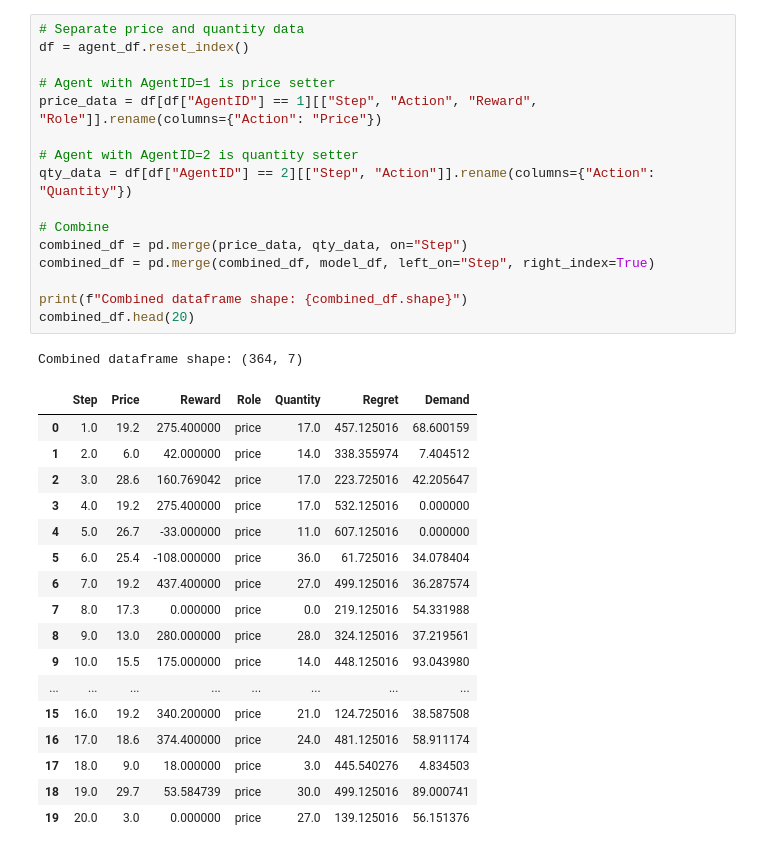
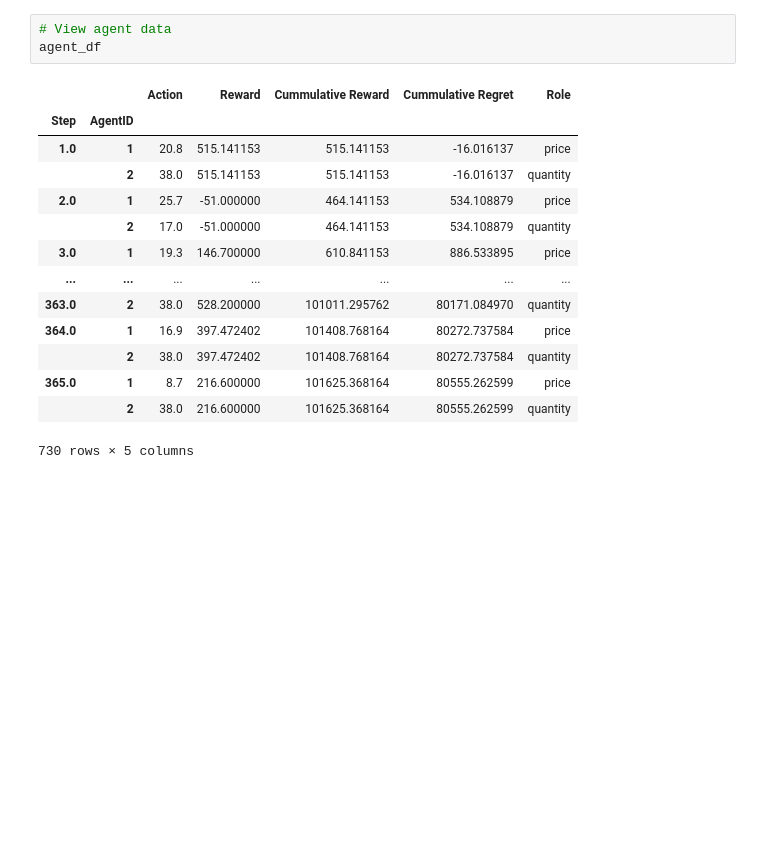
Before and after one commit to utkuyagci/AISCM-Final-Project, a Jupyter notebook: execute.ipynb, the cells around one changed output. Drawn from its saved outputs; the diff is of its cells as text; blank space fills up the shorter version.

```diff
--- a/execute.ipynb
+++ b/execute.ipynb
@@ -67,36 +38,19 @@ Final cumulative regret: 73462.51
 # %%
-# Separate price and quantity data
-df = agent_df.reset_index()
-
-# Agent with AgentID=1 is price setter
-price_data = df[df["AgentID"] == 1][["Step", "Action", "Reward", "Role"]].rename(columns={"Action": "Price"})
-
-# Agent with AgentID=2 is quantity setter
-qty_data = df[df["AgentID"] == 2][["Step", "Action"]].rename(columns={"Action": "Quantity"})
-
-# Combine
-combined_df = pd.merge(price_data, qty_data, on="Step")
-combined_df = pd.merge(combined_df, model_df, left_on="Step", right_index=True)
-
-print(f"Combined dataframe shape: {combined_df.shape}")
-combined_df.head(20)
+# View agent data
+agent_df
 # %% [output]
+|  |  | Action | Reward | Cummulative Reward | Cummulative Regret | Role |
+| Step | AgentID |  |  |  |  |  |
+| 1.0 | 1 | 20.8 | 515.141153 | 515.141153 | -16.016137 | price |
+|  | 2 | 38.0 | 515.141153 | 515.141153 | -16.016137 | quantity |
+| 2.0 | 1 | 25.7 | -51.000000 | 464.141153 | 534.108879 | price |
+|  | 2 | 17.0 | -51.000000 | 464.141153 | 534.108879 | quantity |
+| 3.0 | 1 | 19.3 | 146.700000 | 610.841153 | 886.533895 | price |
+| ... | ... | ... | ... | ... | ... | ... |
+| 363.0 | 2 | 38.0 | 528.200000 | 101011.295762 | 80171.084970 | quantity |
+| 364.0 | 1 | 16.9 | 397.472402 | 101408.768164 | 80272.737584 | price |
+|  | 2 | 38.0 | 397.472402 | 101408.768164 | 80272.737584 | quantity |
+| 365.0 | 1 | 8.7 | 216.600000 | 101625.368164 | 80555.262599 | price |
+|  | 2 | 38.0 | 216.600000 | 101625.368164 | 80555.262599 | quantity |
-Combined dataframe shape: (364, 7)
+730 rows × 5 columns
-|  | Step | Price | Reward | Role | Quantity | Regret | Demand |
-| 0 | 1.0 | 19.2 | 275.400000 | price | 17.0 | 457.125016 | 68.600159 |
-| 1 | 2.0 | 6.0 | 42.000000 | price | 14.0 | 338.355974 | 7.404512 |
-| 2 | 3.0 | 28.6 | 160.769042 | price | 17.0 | 223.725016 | 42.205647 |
-| 3 | 4.0 | 19.2 | 275.400000 | price | 17.0 | 532.125016 | 0.000000 |
-| 4 | 5.0 | 26.7 | -33.000000 | price | 11.0 | 607.125016 | 0.000000 |
-| 5 | 6.0 | 25.4 | -108.000000 | price | 36.0 | 61.725016 | 34.078404 |
-| 6 | 7.0 | 19.2 | 437.400000 | price | 27.0 | 499.125016 | 36.287574 |
-| 7 | 8.0 | 17.3 | 0.000000 | price | 0.0 | 219.125016 | 54.331988 |
-| 8 | 9.0 | 13.0 | 280.000000 | price | 28.0 | 324.125016 | 37.219561 |
-| 9 | 10.0 | 15.5 | 175.000000 | price | 14.0 | 448.125016 | 93.043980 |
-| ... | ... | ... | ... | ... | ... | ... | ... |
-| 15 | 16.0 | 19.2 | 340.200000 | price | 21.0 | 124.725016 | 38.587508 |
-| 16 | 17.0 | 18.6 | 374.400000 | price | 24.0 | 481.125016 | 58.911174 |
-| 17 | 18.0 | 9.0 | 18.000000 | price | 3.0 | 445.540276 | 4.834503 |
-| 18 | 19.0 | 29.7 | 53.584739 | price | 30.0 | 499.125016 | 89.000741 |
-| 19 | 20.0 | 3.0 | 0.000000 | price | 27.0 | 139.125016 | 56.151376 |
 # %%
```
Also changed, not shown: parts of 6 cells of this notebook, 1 other file.
